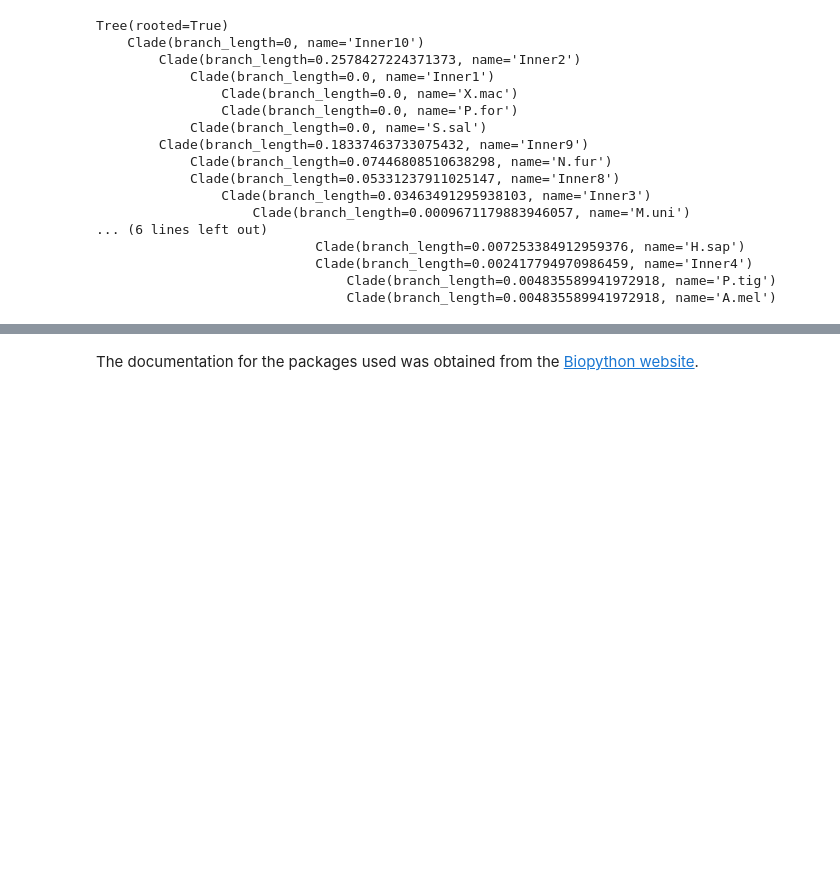
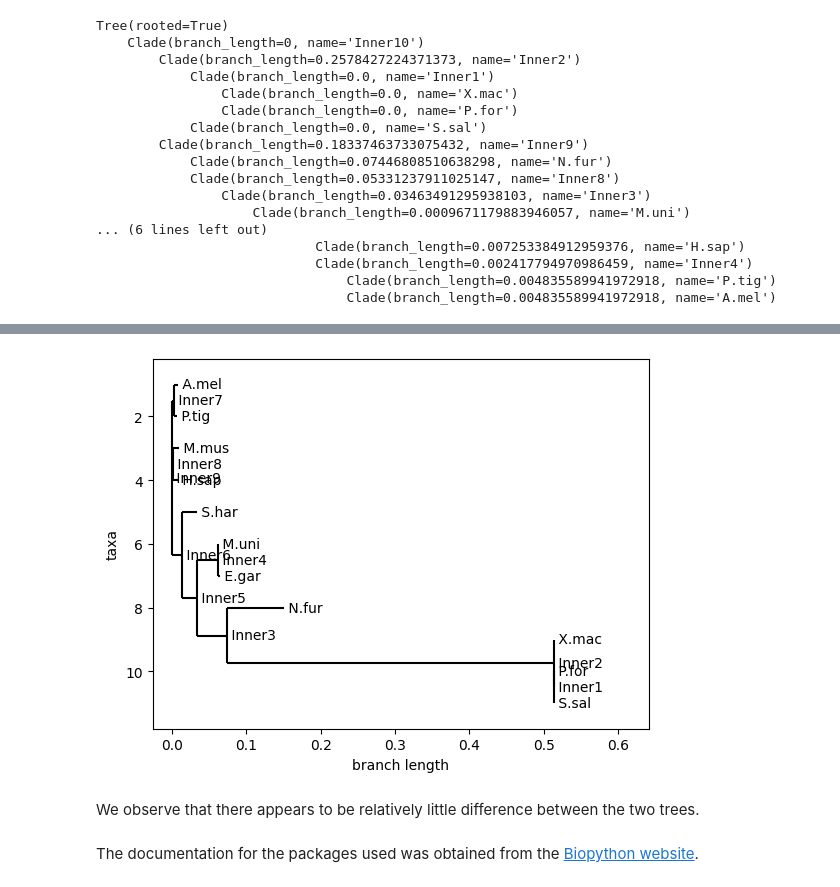
Before and after one commit to NikitaArya17/sequence-alignment-in-biopython, a Jupyter notebook: phylogenetic-analysis/phylogenetic_analysis.ipynb, the cells around one changed output, grey strips where cells are left out. Saved outputs shown, nothing was run; the diff lists cells and outputs as text; code cells hidden in the pictures; blank space fills up the shorter version.

```diff
--- a/phylogenetic-analysis/phylogenetic_analysis.ipynb
+++ b/phylogenetic-analysis/phylogenetic_analysis.ipynb
@@ -133,2 +149,12 @@ Tree(rooted=True)
+# %%
+# We will also visualise the first neighbour-joining tree
+# that was constructed using the raw MSA file
+
+nj_tree.ladderize()
+Phylo.draw(nj_tree)
+# %% [output]
+[figure, added]
+# %% [markdown]
+We observe that there appears to be relatively little difference between the two trees.
 # %% [markdown]
 The documentation for the packages used was obtained from the [Biopython website](https://biopython.org/wiki/Phylo).
```
Also changed, not shown: parts of 4 cells of this notebook.
